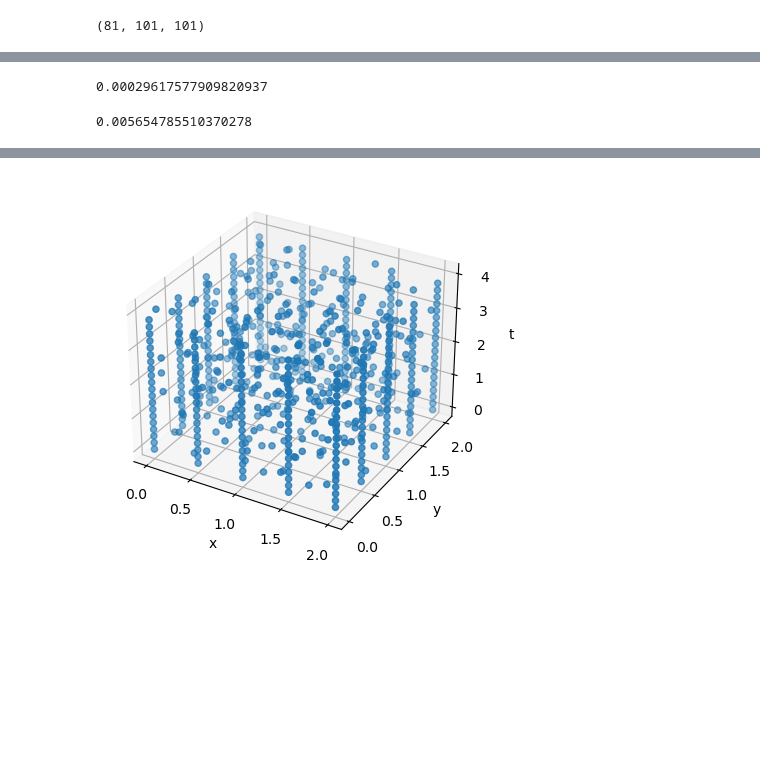
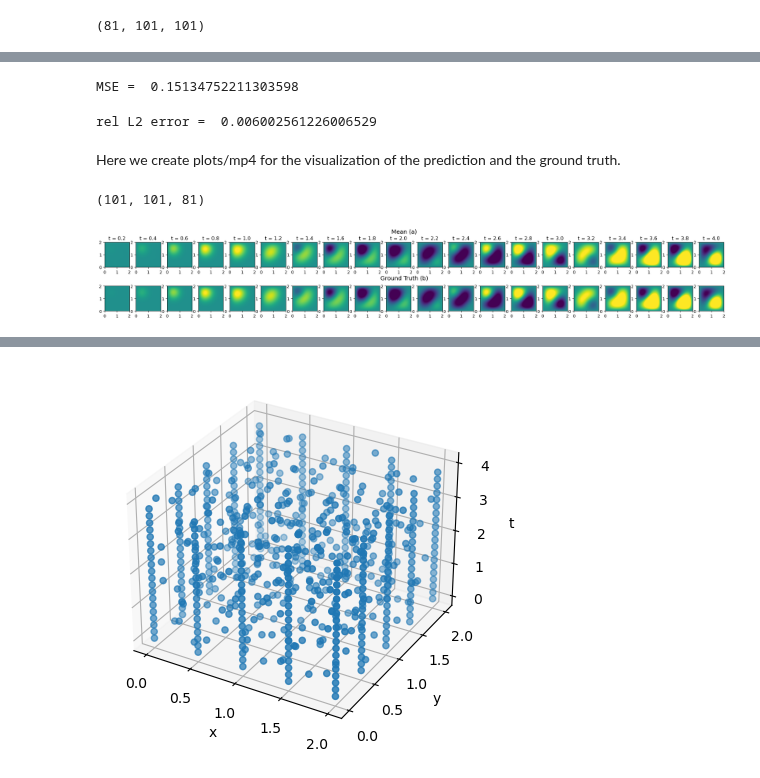
Before and after one commit to TobiLeitgeb/Code_bac, a Jupyter notebook: final_examples/wave_equation/wave_3d.ipynb, the cells around one changed output, grey strips where cells are left out. Saved outputs shown, nothing was run; the diff lists cells and outputs as text; code cells hidden in the pictures; blank space fills up the shorter version.

```diff
--- a/final_examples/wave_equation/wave_3d.ipynb
+++ b/final_examples/wave_equation/wave_3d.ipynb
@@ -181,13 +194,13 @@ Text(0.5, 0, 't')
 # %%
-t = 80
-rel_l2(mean[t,:,:],u_matrix[:,:,t])
-np.mean((mean[t,:,:].ravel() - u_matrix[:,:,t].ravel())**2).item()
+print("MSE = ", np.mean((mean[:,:,:].ravel() - u_matrix[:,:,:].ravel())**2).item())
 # %% [output]
-0.00029617577909820937
+MSE =  0.15134752211303598
 # %%
-rel_l2(mean[:,:,:],u_matrix[:,:,:].T)
+print("rel L2 error = ",rel_l2(mean[:,:,:],u_matrix[:,:,:].T))
 # %% [output]
-0.005654785510370278
+rel L2 error =  0.006002561226006529
+# %% [markdown]
+Here we create plots/mp4 for the visualization of the prediction and the ground truth.
 # %%
 fig, ax  = plt.subplots(1,2)
 fig.tight_layout()
@@ -230,4 +243,32 @@ ani = FuncAnimation(fig, frame, frames=len(time_points), repeat=False)
 
 ani.save('3dplot.mp4', writer='ffmpeg', fps=10,dpi = 200)
 plt.close()
+# %%
+fig, ax = plt.subplots(2,20,figsize=(27,3))
+ax = ax.flatten()
+#split the ax
+ax_1 = ax[:20]
+ax_2 = ax[20:]
+u_matrix = model.raw_data[2]
+print(u_matrix.shape)
+for i,t in zip(range(20),np.linspace(0, 2, len(u_matrix[0,0,:]))):
+    ax_1[i].imshow(mean[i*4+4,:,:], cmap='viridis',extent=[0,2,0,2],vmin = -0.5, vmax = 0.5)
+    ax_1[i].set_title('t = ' + str(np.round(time_points[i*4+4],4)), fontsize=12)
+    #ax_1[i].set_xlabel('x')
+    #ax_1[i].set_ylabel('y')
+
+    im = ax_2[i].imshow(u_matrix[:,:,i*4+4].T, cmap='viridis',extent=[0,2,0,2],vmin = -0.5, vmax = 0.5)
+
+# Add titles to the first row and second row
+fig.text(0.5, 0.98, 'Mean (a)', ha='center', fontsize=14)
+fig.text(0.5, 0.46, 'Ground Truth (b)', ha='center', fontsize=14)
+#add space between rows
+fig.subplots_adjust(hspace=0.75)
+
+#fig.tight_layout()
+
+plt.savefig('wave_3d.png', dpi=300, bbox_inches='tight')
+# %% [output]
+(101, 101, 81)
+[figure, added]
 # %%
```
Also changed, not shown: parts of 15 cells of this notebook, 2 other files.
